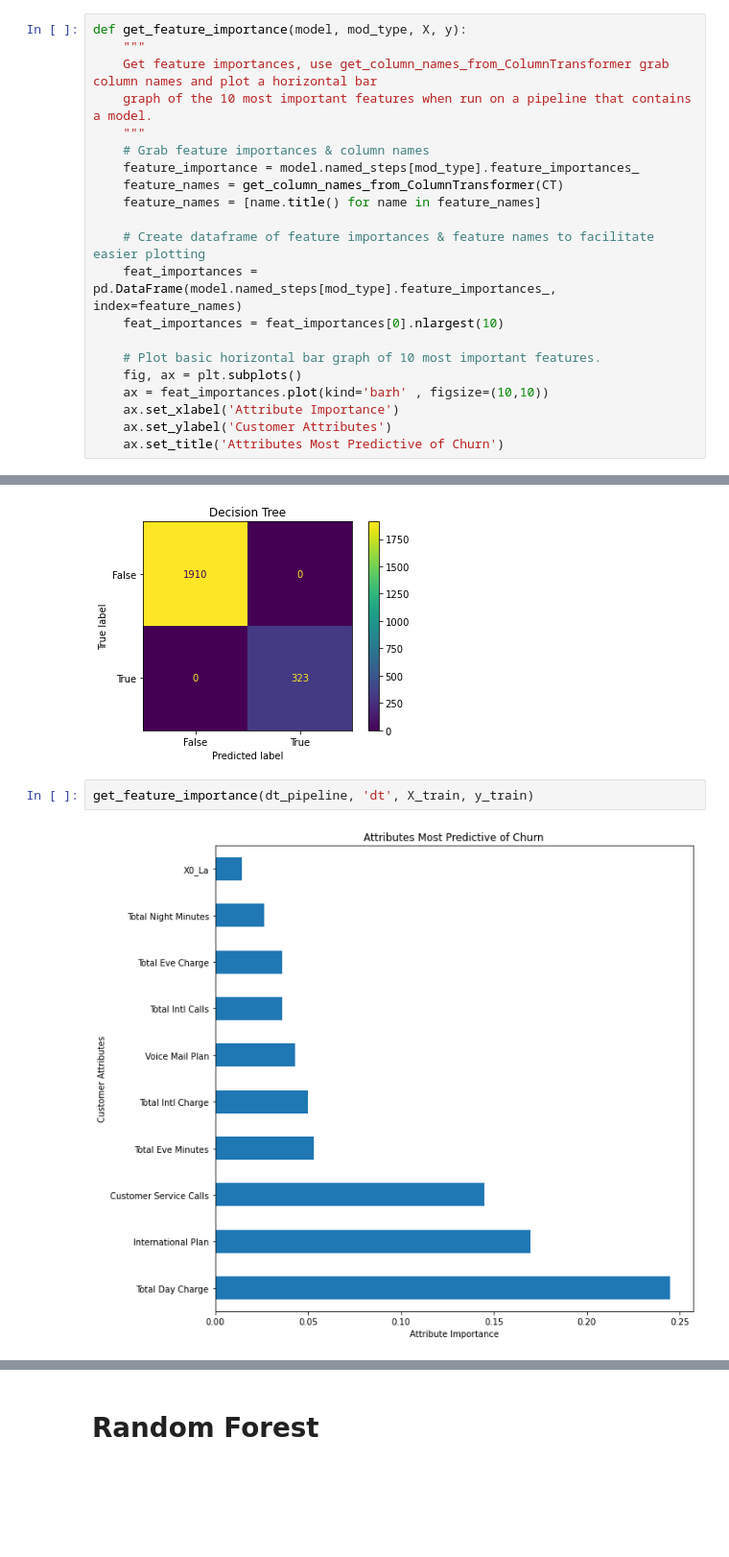
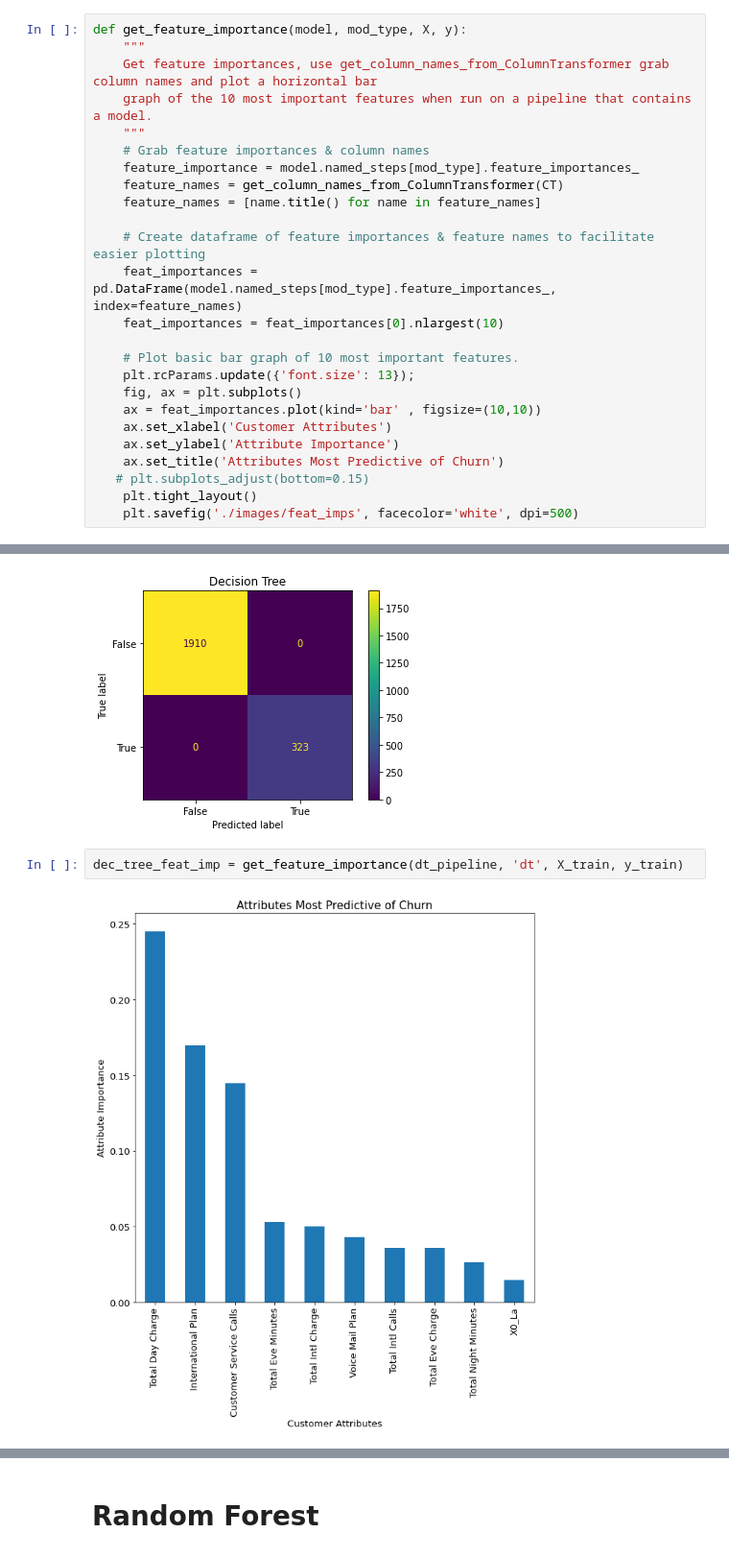
Before and after one commit to ThomasHChapman/P3-Classifer, a Jupyter notebook: SyriatelChurnNotebook.ipynb, the cells around one changed output, grey strips where cells are left out. Shown: that part at 96% size. Drawn from its saved outputs; the diff is of its cells as text; blank space fills up the shorter version.

Commit message:
added visualizations of feat_imp, mod_perf, daily_charge

```diff
--- a/SyriatelChurnNotebook.ipynb
+++ b/SyriatelChurnNotebook.ipynb
@@ -337,12 +339,16 @@ def get_feature_importance(model, mod_type, X, y):
     feat_importances = pd.DataFrame(model.named_steps[mod_type].feature_importances_, index=feature_names)
     feat_importances = feat_importances[0].nlargest(10)
 
-    # Plot basic horizontal bar graph of 10 most important features.
+    # Plot basic bar graph of 10 most important features.
+    plt.rcParams.update({'font.size': 13});
     fig, ax = plt.subplots()
-    ax = feat_importances.plot(kind='barh' , figsize=(10,10))
-    ax.set_xlabel('Attribute Importance')
-    ax.set_ylabel('Customer Attributes')
+    ax = feat_importances.plot(kind='bar' , figsize=(10,10))
+    ax.set_xlabel('Customer Attributes')
+    ax.set_ylabel('Attribute Importance')
     ax.set_title('Attributes Most Predictive of Churn')
+   # plt.subplots_adjust(bottom=0.15)
+    plt.tight_layout()
+    plt.savefig('./images/feat_imps', facecolor='white', dpi=500)
 # %% [markdown]
 # Modelling
 # %% [markdown]
@@ -483,6 +489,6 @@ plt.title(title);
 # %% [output]
 [figure]
 # %%
-get_feature_importance(dt_pipeline, 'dt', X_train, y_train)
+dec_tree_feat_imp = get_feature_importance(dt_pipeline, 'dt', X_train, y_train)
 # %% [output]
-[figure, old version]
+[figure, new version]
```
Also changed, not shown: parts of 18 cells of this notebook, 3 other files.
